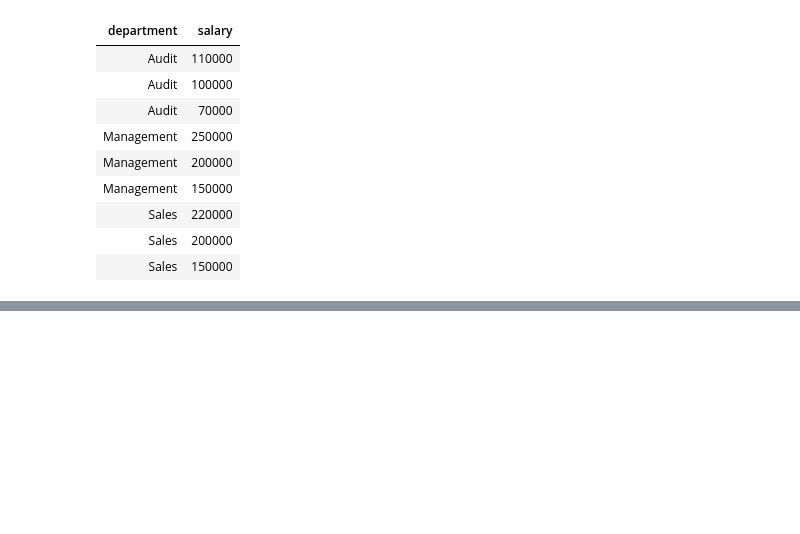
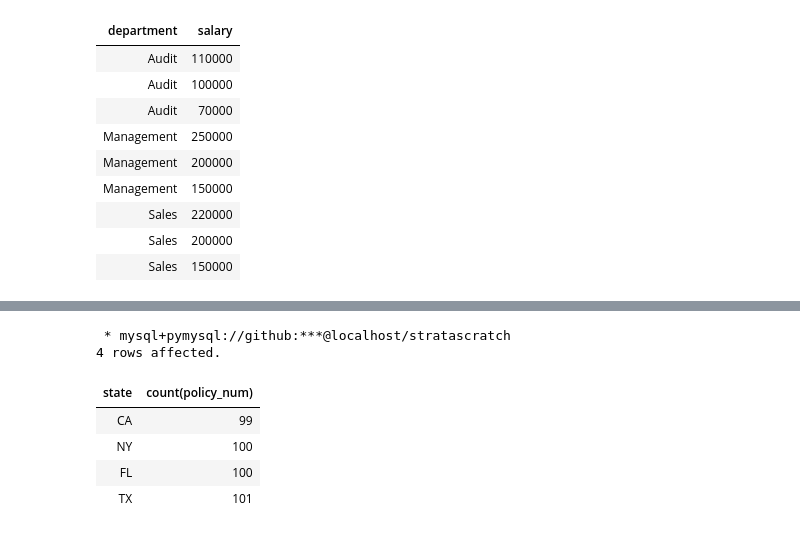
Before and after one commit to tinavo58/small-projects, a Jupyter notebook: mixed-python-sql/ss_mysql.ipynb, the cells around one changed output, grey strips where cells are left out. Saved outputs shown, nothing was run; the diff lists cells and outputs as text; code cells hidden in the pictures; blank space fills up the shorter version.

```diff
--- a/mixed-python-sql/ss_mysql.ipynb
+++ b/mixed-python-sql/ss_mysql.ipynb
@@ -206,0 +273,15 @@ order by
+# %%
+%%sql
+select
+    state
+    ,count(policy_num)
+from fraud_score
+group by state
+# %% [output]
+ * mysql+pymysql://github:***@localhost/stratascratch
+4 rows affected.
+| state | count(policy_num) |
+| CA | 99 |
+| NY | 100 |
+| FL | 100 |
+| TX | 101 |
```
Also changed, not shown: parts of 11 cells of this notebook.
